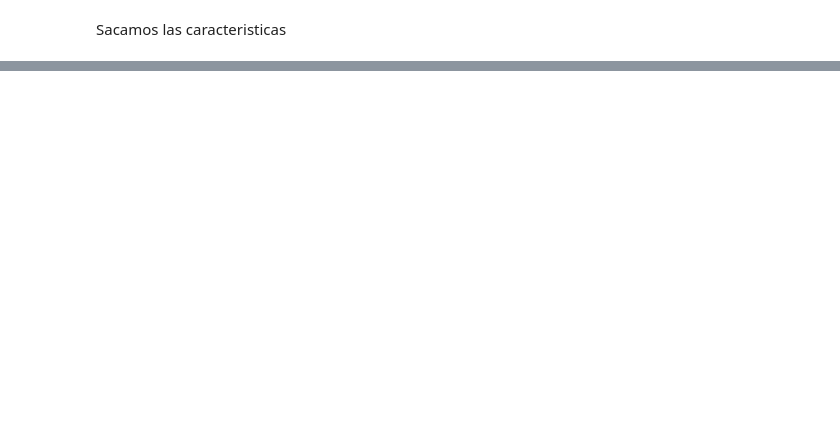
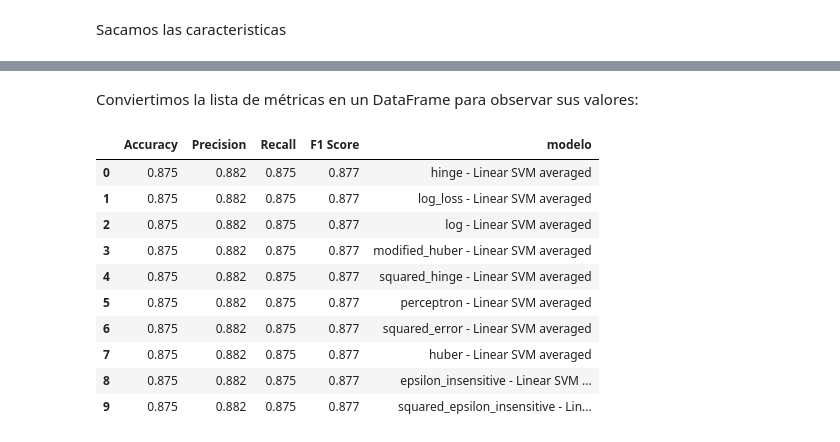
Before and after one commit to Dacarpe03/TextClassification, a Jupyter notebook: Scripts/Clasificacion-Resto.ipynb, the cells around one changed output, grey strips where cells are left out. Drawn from its saved outputs; the diff is of its cells as text; code cells hidden in the pictures; blank space fills up the shorter version.

```diff
--- a/Scripts/Clasificacion-Resto.ipynb
+++ b/Scripts/Clasificacion-Resto.ipynb
@@ -180,0 +624,3 @@ array=[list([(8, 1), (9, 4), (12, 1), (26, 3), (99, 2)])
+# %%
+metricas = metricas.sort_values('Accuracy',ascending=False)
+metricas.head(1)
@@ -180,0 +743,17 @@ array=[list([(8, 1), (9, 4), (12, 1), (26, 3), (99, 2)])
+# %% [markdown]
+Conviertimos la lista de métricas en un DataFrame para observar sus valores:
+# %%
+metricas3 = pd.DataFrame(metricas2)
+metricas3
+# %% [output]
+|  | Accuracy | Precision | Recall | F1 Score | modelo |
+| 0 | 0.875 | 0.882 | 0.875 | 0.877 | hinge - Linear SVM averaged |
+| 1 | 0.875 | 0.882 | 0.875 | 0.877 | log_loss - Linear SVM averaged |
+| 2 | 0.875 | 0.882 | 0.875 | 0.877 | log - Linear SVM averaged |
+| 3 | 0.875 | 0.882 | 0.875 | 0.877 | modified_huber - Linear SVM averaged |
+| 4 | 0.875 | 0.882 | 0.875 | 0.877 | squared_hinge - Linear SVM averaged |
+| 5 | 0.875 | 0.882 | 0.875 | 0.877 | perceptron - Linear SVM averaged |
+| 6 | 0.875 | 0.882 | 0.875 | 0.877 | squared_error - Linear SVM averaged |
+| 7 | 0.875 | 0.882 | 0.875 | 0.877 | huber - Linear SVM averaged |
+| 8 | 0.875 | 0.882 | 0.875 | 0.877 | epsilon_insensitive - Linear SVM ... |
+| 9 | 0.875 | 0.882 | 0.875 | 0.877 | squared_epsilon_insensitive - Lin... |
```
Also changed, not shown: parts of 47 cells of this notebook, 6 other files.
